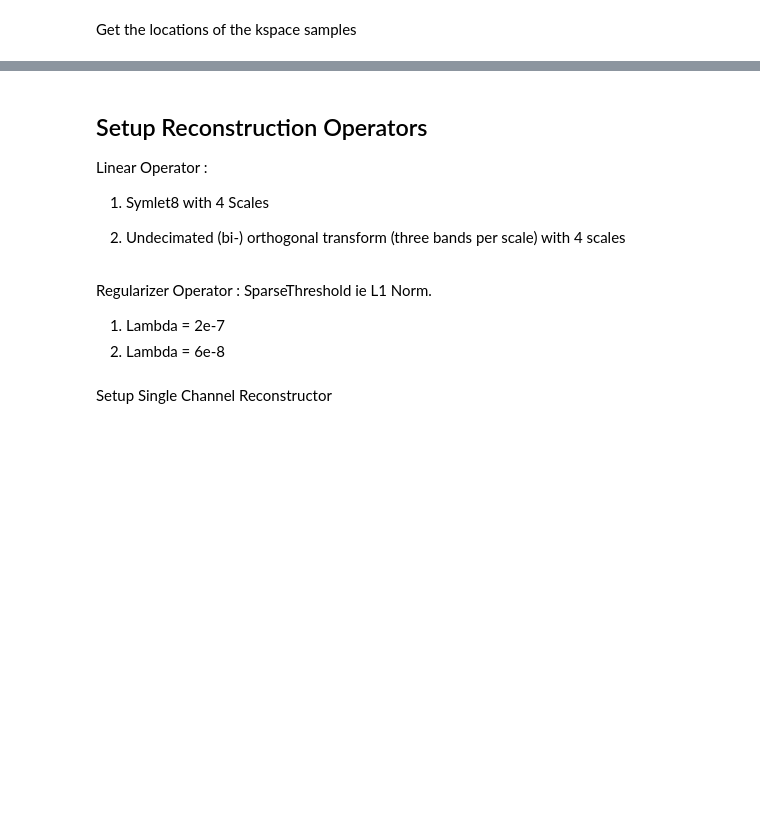
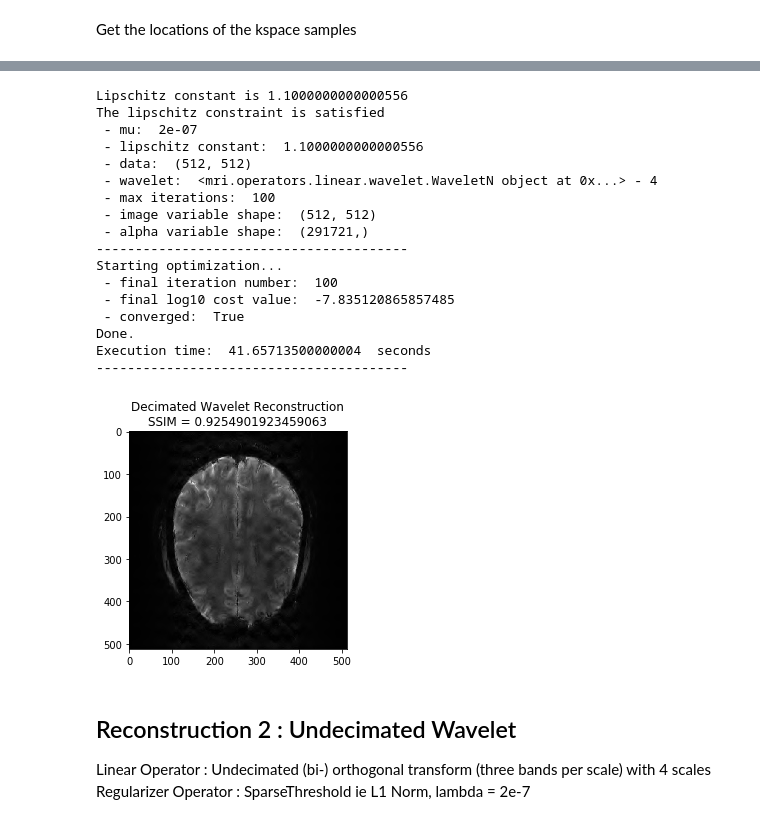
Before and after one commit to CEA-COSMIC/pysap-tutorials, a Jupyter notebook: mri/Single_Channel_Reconstruction/Decimated_vs_Undecimated.ipynb, the cells around one changed output, grey strips where cells are left out. Drawn from its saved outputs; the diff is of its cells as text; code cells hidden in the pictures; blank space fills up the shorter version.

Commit message:
Fix Decimated vs undecimated

```diff
--- a/mri/Single_Channel_Reconstruction/Decimated_vs_Undecimated.ipynb
+++ b/mri/Single_Channel_Reconstruction/Decimated_vs_Undecimated.ipynb
@@ -51,0 +58,22 @@ kspace_data = fourier_op.op(image)
+# %%
+linear_op = WaveletN(wavelet_name="sym8", nb_scales=4)
+regularizer_op = SparseThreshold(Identity(), 2 * 1e-7, thresh_type="soft")
+
+reconstructor = SingleChannelReconstructor(
+    fourier_op=fourier_op,
+    linear_op=linear_op,
+    regularizer_op=regularizer_op,
+    gradient_formulation='synthesis',
+    verbose=1,
+)
+x_final, costs, metrics = reconstructor.reconstruct(
+    kspace_data=kspace_data,
+    optimization_alg='fista',
+    num_iterations=100,
+)
+image_rec = pysap.Image(data=np.abs(x_final))
+plt.imshow(np.abs(image_rec), cmap='gray')
+recon_ssim = ssim(image_rec, image)
+plt.title('Decimated Wavelet Reconstruction\nSSIM = ' + str(recon_ssim))
+plt.show()
+# %% [output]
@@ -52,9 +82,24 @@ kspace_data = fourier_op.op(image)
+Lipschitz constant is 1.1000000000000556
+The lipschitz constraint is satisfied
+ - mu:  2e-07
+ - lipschitz constant:  1.1000000000000556
+ - data:  (512, 512)
+ - wavelet:  <mri.operators.linear.wavelet.WaveletN object at 0x...> - 4
+ - max iterations:  100
+ - image variable shape:  (512, 512)
+ - alpha variable shape:  (291721,)
+----------------------------------------
+Starting optimization...
+ - final iteration number:  100
+ - final log10 cost value:  -7.835120865857485
+ - converged:  True
+Done.
+Execution time:  41.65713500000004  seconds
+----------------------------------------
+[figure, added]
 # %% [markdown]
-Setup Reconstruction Operators
+Reconstruction 2 : Undecimated Wavelet
 ------------------------------
 
-Linear Operator :
-
-1) Symlet8 with 4 Scales
-
-2) Undecimated (bi-) orthogonal transform (three bands per scale) with 4 scales
+Linear Operator : Undecimated (bi-) orthogonal transform (three bands per scale) with 4 scales
+Regularizer Operator : SparseThreshold ie L1 Norm, lambda = 2e-7
@@ -67,4 +105,0 @@ linear_op2 = WaveletUD2(
-# %% [markdown]
-Regularizer Operator : SparseThreshold ie L1 Norm.
-1) Lambda = 2e-7
-2) Lambda = 6e-8
@@ -74,2 +105,0 @@ regularizer_op2 = SparseThreshold(Identity(), 6 * 1e-7, thresh_type="soft")
-# %% [markdown]
-Setup Single Channel Reconstructor
```
Also changed, not shown: parts of 7 cells of this notebook.
